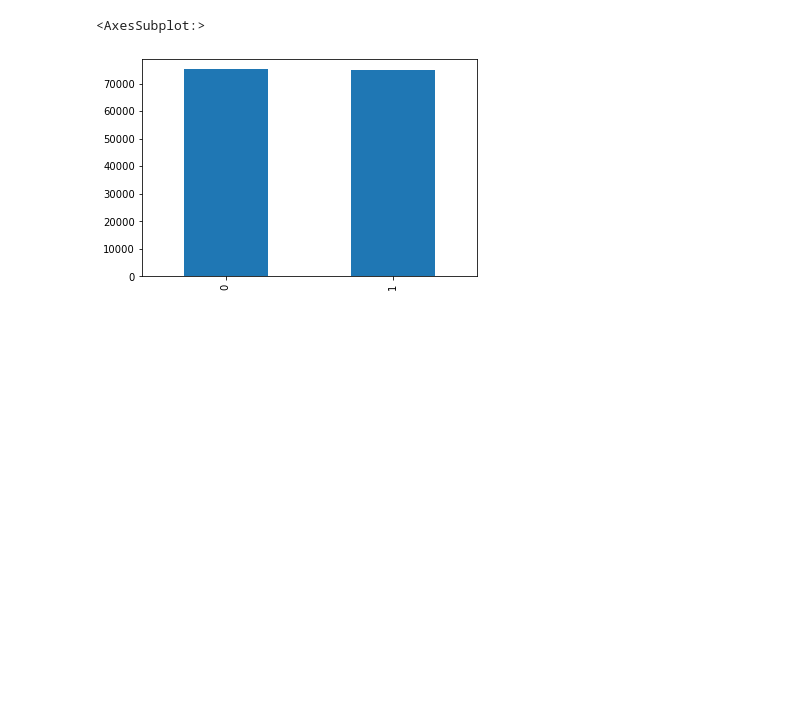
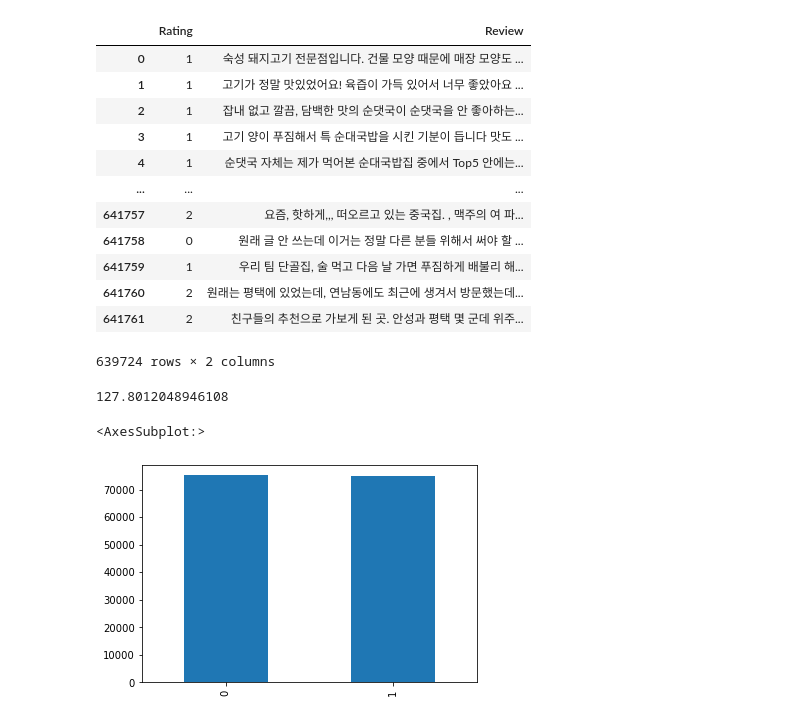
Before and after one commit to violetadieu/KDD_NLP, a Jupyter notebook: Naver_Movie_Reivew_sentiment_Analysis/model_nsmc_Data.ipynb, the cells around one changed output. Drawn from its saved outputs; the diff is of its cells as text; code cells hidden in the pictures; blank space fills up the shorter version.

```diff
--- a/Naver_Movie_Reivew_sentiment_Analysis/model_nsmc_Data.ipynb
+++ b/Naver_Movie_Reivew_sentiment_Analysis/model_nsmc_Data.ipynb
@@ -18,6 +18,32 @@ device = torch.device("cuda")
 # %%
 nsmc_train_data=pd.read_table("data/nsmc/ratings_train.txt")
 nsmc_test_data=pd.read_table("data/nsmc/ratings_test.txt")
+kaggle_data=pd.read_table("data/kaggle/kr3.tsv")
+# %%
+kaggle_data.drop_duplicates(subset=['Review'],inplace=True)
+kaggle_data=kaggle_data.dropna(how="any")
+kaggle_data
+# %% [output]
+|  | Rating | Review |
+| 0 | 1 | 숙성 돼지고기 전문점입니다. 건물 모양 때문에 매장 모양도 ... |
+| 1 | 1 | 고기가 정말 맛있었어요! 육즙이 가득 있어서 너무 좋았아요 ... |
+| 2 | 1 | 잡내 없고 깔끔, 담백한 맛의 순댓국이 순댓국을 안 좋아하는... |
+| 3 | 1 | 고기 양이 푸짐해서 특 순대국밥을 시킨 기분이 듭니다 맛도 ... |
+| 4 | 1 | 순댓국 자체는 제가 먹어본 순대국밥집 중에서 Top5 안에는... |
+| ... | ... | ... |
+| 641757 | 2 | 요즘, 핫하게,,, 떠오르고 있는 중국집. , 맥주의 여 파... |
+| 641758 | 0 | 원래 글 안 쓰는데 이거는 정말 다른 분들 위해서 써야 할 ... |
+| 641759 | 1 | 우리 팀 단골집, 술 먹고 다음 날 가면 푸짐하게 배불리 해... |
+| 641760 | 2 | 원래는 평택에 있었는데, 연남동에도 최근에 생겨서 방문했는데... |
+| 641761 | 2 | 친구들의 추천으로 가보게 된 곳. 안성과 평택 몇 군데 위주... |
+639724 rows × 2 columns
+# %%
+sum=0
+for t in kaggle_data["Review"]:
+    sum+=len(t)
+print(sum/len(kaggle_data))
+# %% [output]
+127.8012048946108
 # %%
 #네이버 영화 평점 데이터 라벨 분포(0:부정, 1:긍정)
 nsmc_train_data['label'].value_counts().plot(kind = 'bar')
```
Also changed, not shown: parts of 1 cell of this notebook.
